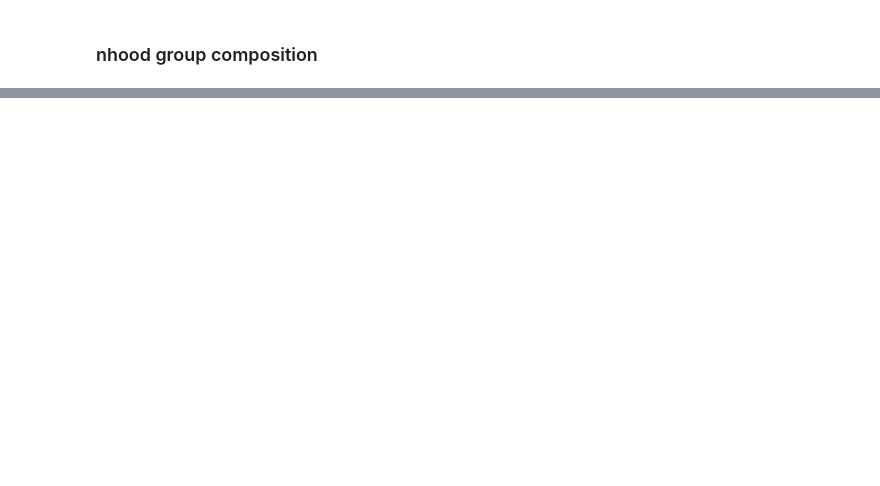
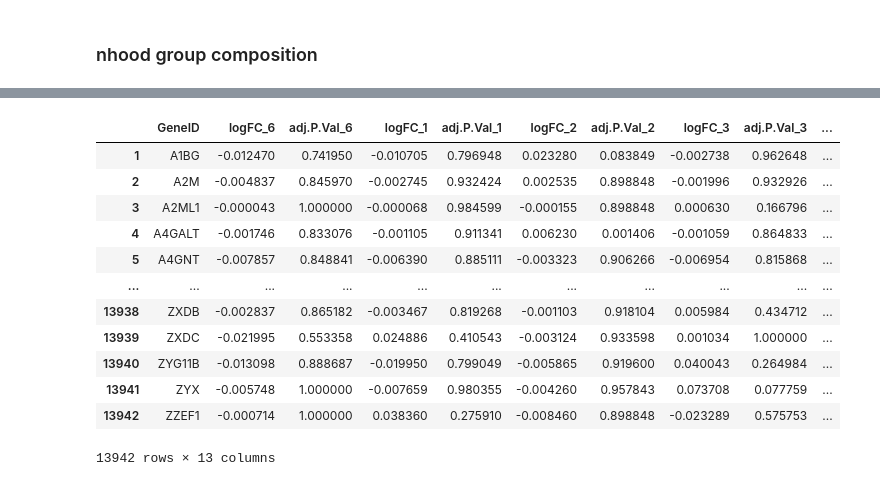
Before and after one commit to hernet/transcriptional-map-nk, a Jupyter notebook: milo/milo_r.ipynb, the cells around one changed output, grey strips where cells are left out. Cells and saved outputs as stored; diff of their text form; code cells hidden in the pictures; blank space fills up the shorter version.

```diff
--- a/milo/milo_r.ipynb
+++ b/milo/milo_r.ipynb
@@ -900,6 +407,6 @@ head(nhood_markers_dim)
 # %%
 %%R
-nhood_markers_dim_test <- findNhoodGroupMarkers(milo, DA_results, aggregate.samples = TRUE,
-                                       sample_col = "batch", subset.nhoods=(DA_results$NhoodGroup %in% c('2','4','5','6')))
+nhood_markers_all <- findNhoodGroupMarkers(milo, DA_results, aggregate.samples = TRUE, #assay='counts',
+                                       sample_col = "replicate") #subset.nhoods=(DA_results$NhoodGroup %in% c('3','4','5','6')))
 
-head(nhood_markers_dim_test)
+head(nhood_markers_all)
@@ -968,0 +418,16 @@ nhood_markers_dim[((nhood_markers_dim[f'logFC_{nhood_group}'] > lfc) | (nhood_ma
+# %%
+nhood_markers_all
+# %% [output]
+|  | GeneID | logFC_6 | adj.P.Val_6 | logFC_1 | adj.P.Val_1 | logFC_2 | adj.P.Val_2 | logFC_3 | adj.P.Val_3 | ... |
+| 1 | A1BG | -0.012470 | 0.741950 | -0.010705 | 0.796948 | 0.023280 | 0.083849 | -0.002738 | 0.962648 | ... |
+| 2 | A2M | -0.004837 | 0.845970 | -0.002745 | 0.932424 | 0.002535 | 0.898848 | -0.001996 | 0.932926 | ... |
+| 3 | A2ML1 | -0.000043 | 1.000000 | -0.000068 | 0.984599 | -0.000155 | 0.898848 | 0.000630 | 0.166796 | ... |
+| 4 | A4GALT | -0.001746 | 0.833076 | -0.001105 | 0.911341 | 0.006230 | 0.001406 | -0.001059 | 0.864833 | ... |
+| 5 | A4GNT | -0.007857 | 0.848841 | -0.006390 | 0.885111 | -0.003323 | 0.906266 | -0.006954 | 0.815868 | ... |
+| ... | ... | ... | ... | ... | ... | ... | ... | ... | ... | ... |
+| 13938 | ZXDB | -0.002837 | 0.865182 | -0.003467 | 0.819268 | -0.001103 | 0.918104 | 0.005984 | 0.434712 | ... |
+| 13939 | ZXDC | -0.021995 | 0.553358 | 0.024886 | 0.410543 | -0.003124 | 0.933598 | 0.001034 | 1.000000 | ... |
+| 13940 | ZYG11B | -0.013098 | 0.888687 | -0.019950 | 0.799049 | -0.005865 | 0.919600 | 0.040043 | 0.264984 | ... |
+| 13941 | ZYX | -0.005748 | 1.000000 | -0.007659 | 0.980355 | -0.004260 | 0.957843 | 0.073708 | 0.077759 | ... |
+| 13942 | ZZEF1 | -0.000714 | 1.000000 | 0.038360 | 0.275910 | -0.008460 | 0.898848 | -0.023289 | 0.575753 | ... |
+13942 rows × 13 columns
```
Also changed, not shown: parts of 115 cells of this notebook.
